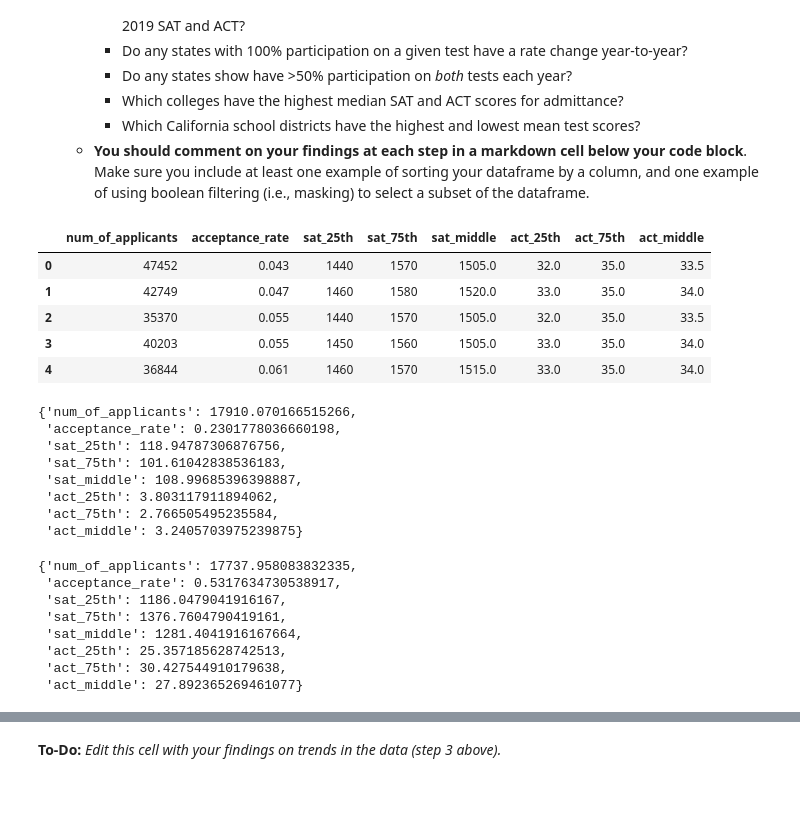
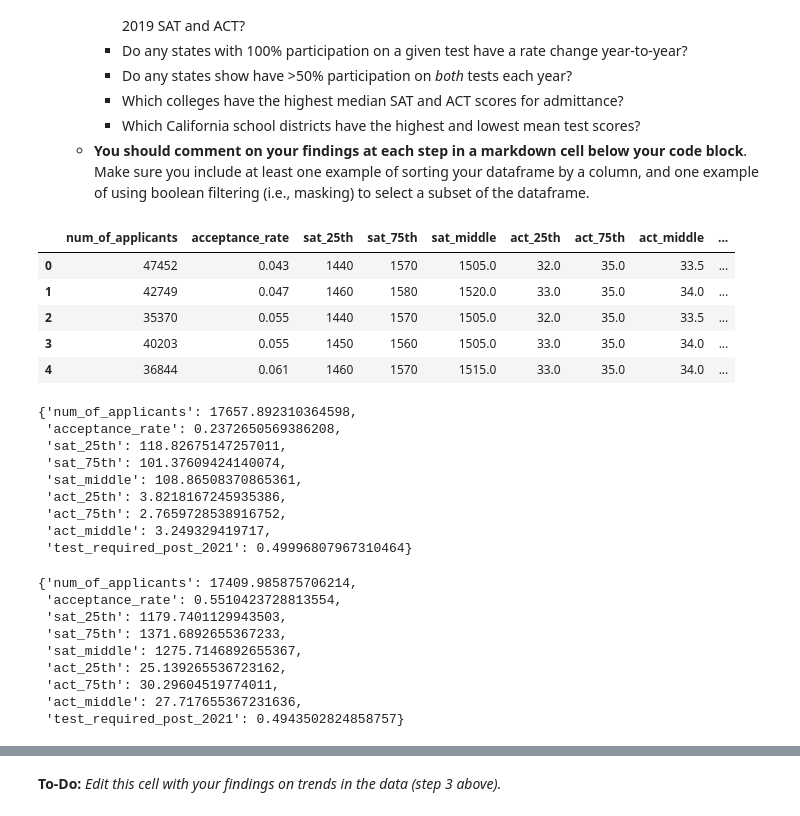
Before and after one commit to matthew-edelmann/Standardized-Test-Analysis, a Jupyter notebook: code/starter-code.ipynb, the cells around one changed output, grey strips where cells are left out. Saved outputs shown, nothing was run; the diff lists cells and outputs as text; code cells hidden in the pictures.

```diff
--- a/code/starter-code.ipynb
+++ b/code/starter-code.ipynb
@@ -681,3 +643,3 @@ Name: Applies to Class Year(s), dtype: int64
 # %%
-sat_act.dropna(inplace = True)
-sat_act.dtypes
+#sat_act.dropna(inplace = True)
+#sat_act.dtypes
@@ -699,0 +646,3 @@ dtype: object
+# %%
+sat_act['test_required_post_2021'] = [1 if n == '2021' else 0 for n in sat_act['Applies to Class Year(s)']]
+sat_act['test_required_post_2021'].value_counts()
@@ -766,45 +719,48 @@ Complete the following steps to explore your data. You are welcome to do more ED
 # %%
 #Code:
 sat_sim = pd.DataFrame()
 #sat_sim['class_year'] = sat_act['class_year']
 sat_sim['num_of_applicants'] = sat_act['num_of_applicants']
 sat_sim['acceptance_rate'] = sat_act['acceptance_rate']
 sat_sim['sat_25th'] = sat_act['sat_25th']
 sat_sim['sat_75th'] = sat_act['sat_75th']
 sat_sim['sat_middle'] = sat_act['sat_middle']
 sat_sim['act_25th'] = sat_act['act_25th']
 sat_sim['act_75th'] = sat_act['act_75th']
 sat_sim['act_middle'] = sat_act['act_middle']
+sat_sim['test_required_post_2021'] = sat_act['test_required_post_2021']
 
 sat_sim.head()
 # %% [output]
-|  | num_of_applicants | acceptance_rate | sat_25th | sat_75th | sat_middle | act_25th | act_75th | act_middle |
-| 0 | 47452 | 0.043 | 1440 | 1570 | 1505.0 | 32.0 | 35.0 | 33.5 |
-| 1 | 42749 | 0.047 | 1460 | 1580 | 1520.0 | 33.0 | 35.0 | 34.0 |
-| 2 | 35370 | 0.055 | 1440 | 1570 | 1505.0 | 32.0 | 35.0 | 33.5 |
-| 3 | 40203 | 0.055 | 1450 | 1560 | 1505.0 | 33.0 | 35.0 | 34.0 |
-| 4 | 36844 | 0.061 | 1460 | 1570 | 1515.0 | 33.0 | 35.0 | 34.0 |
+|  | num_of_applicants | acceptance_rate | sat_25th | sat_75th | sat_middle | act_25th | act_75th | act_middle | ... |
+| 0 | 47452 | 0.043 | 1440 | 1570 | 1505.0 | 32.0 | 35.0 | 33.5 | ... |
+| 1 | 42749 | 0.047 | 1460 | 1580 | 1520.0 | 33.0 | 35.0 | 34.0 | ... |
+| 2 | 35370 | 0.055 | 1440 | 1570 | 1505.0 | 32.0 | 35.0 | 33.5 | ... |
+| 3 | 40203 | 0.055 | 1450 | 1560 | 1505.0 | 33.0 | 35.0 | 34.0 | ... |
+| 4 | 36844 | 0.061 | 1460 | 1570 | 1515.0 | 33.0 | 35.0 | 34.0 | ... |
 # %%
 sd = {n: st_dev(sat_sim[n]) for n in sat_sim}
 sd
 # %% [output]
-{'num_of_applicants': 17910.070166515266,
- 'acceptance_rate': 0.2301778036660198,
- 'sat_25th': 118.94787306876756,
- 'sat_75th': 101.61042838536183,
- 'sat_middle': 108.99685396398887,
- 'act_25th': 3.803117911894062,
- 'act_75th': 2.766505495235584,
- 'act_middle': 3.2405703975239875}
+{'num_of_applicants': 17657.892310364598,
+ 'acceptance_rate': 0.2372650569386208,
+ 'sat_25th': 118.82675147257011,
+ 'sat_75th': 101.37609424140074,
+ 'sat_middle': 108.86508370865361,
+ 'act_25th': 3.8218167245935386,
+ 'act_75th': 2.7659728538916752,
+ 'act_middle': 3.249329419717,
+ 'test_required_post_2021': 0.49996807967310464}
 # %%
 mean_col = {n: mean_list(sat_sim[n]) for n in sat_sim}
 mean_col
 # %% [output]
-{'num_of_applicants': 17737.958083832335,
- 'acceptance_rate': 0.5317634730538917,
- 'sat_25th': 1186.0479041916167,
- 'sat_75th': 1376.7604790419161,
- 'sat_middle': 1281.4041916167664,
- 'act_25th': 25.357185628742513,
- 'act_75th': 30.427544910179638,
- 'act_middle': 27.892365269461077}
+{'num_of_applicants': 17409.985875706214,
+ 'acceptance_rate': 0.5510423728813554,
+ 'sat_25th': 1179.7401129943503,
+ 'sat_75th': 1371.6892655367233,
+ 'sat_middle': 1275.7146892655367,
+ 'act_25th': 25.139265536723162,
+ 'act_75th': 30.29604519774011,
+ 'act_middle': 27.717655367231636,
+ 'test_required_post_2021': 0.4943502824858757}
```
Also changed, not shown: parts of 28 cells of this notebook.
